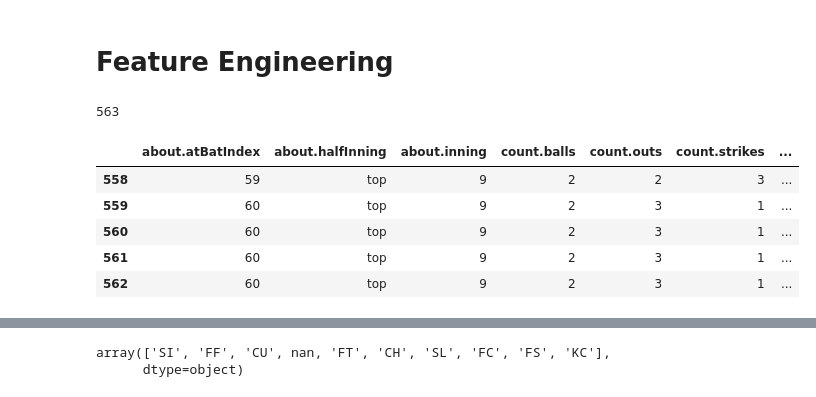
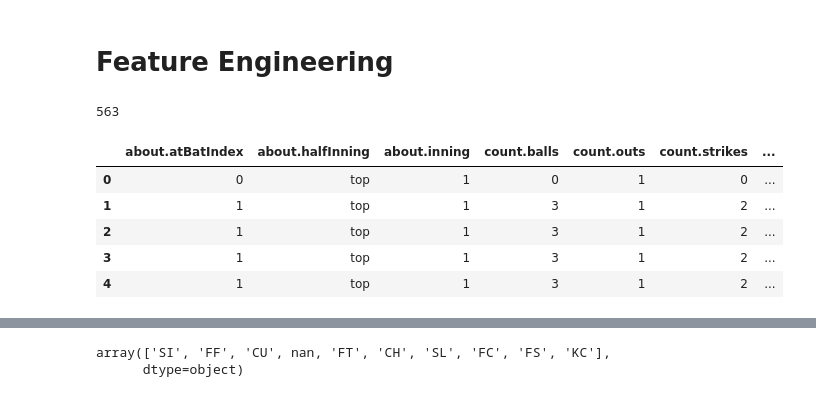
Before and after one commit to MangrobanGit/pitch_ds_baseball_analytics, a Jupyter notebook: predict_pitch_data-Copy1.ipynb, the cells around one changed output, grey strips where cells are left out. Cells and saved outputs as stored; diff of their text form; code cells hidden in the pictures.

```diff
--- a/predict_pitch_data-Copy1.ipynb
+++ b/predict_pitch_data-Copy1.ipynb
@@ -107,8 +107,9 @@ for game in gamepks:
             # Instantiate new dict, which will be a single row in target df
             curr_dict = {}
             curr_dict['gamepk'] = game
-            curr_dict['pitch_id'] = str(game) + '_' + str(i)
-            curr_dict['prior_pitch'] = str(game) + '_' + str(i-1)
+            curr_dict['pitch_id'] = str(game) + '_' + str(row['about.atBatIndex']) + '_' + str(i)
+            curr_dict['prior_pitch'] = str(game) + '_' + str(row['about.atBatIndex']) + '_' + str(i-1)
+
 
             # Loop through each list, adding their respective values to curr_dict
 
@@ -133,14 +134,15 @@ for game in gamepks:
 # %%
 # Proof of concept on target dataframe
 pitches_df = pd.DataFrame(list_for_new_df)
 print(len(pitches_df))
 
-pitches_df.tail()
+pitch_id_df = pitches_df[['pitch_id', 'details.type.code']].copy()
+pitches_df.head()
 # %% [output]
 563
 |  | about.atBatIndex | about.halfInning | about.inning | count.balls | count.outs | count.strikes | ... |
-| 558 | 59 | top | 9 | 2 | 2 | 3 | ... |
-| 559 | 60 | top | 9 | 2 | 3 | 1 | ... |
-| 560 | 60 | top | 9 | 2 | 3 | 1 | ... |
-| 561 | 60 | top | 9 | 2 | 3 | 1 | ... |
-| 562 | 60 | top | 9 | 2 | 3 | 1 | ... |
+| 0 | 0 | top | 1 | 0 | 1 | 0 | ... |
+| 1 | 1 | top | 1 | 3 | 1 | 2 | ... |
+| 2 | 1 | top | 1 | 3 | 1 | 2 | ... |
+| 3 | 1 | top | 1 | 3 | 1 | 2 | ... |
+| 4 | 1 | top | 1 | 3 | 1 | 2 | ... |
```
Also changed, not shown: parts of 14 cells of this notebook, 3 other files.
